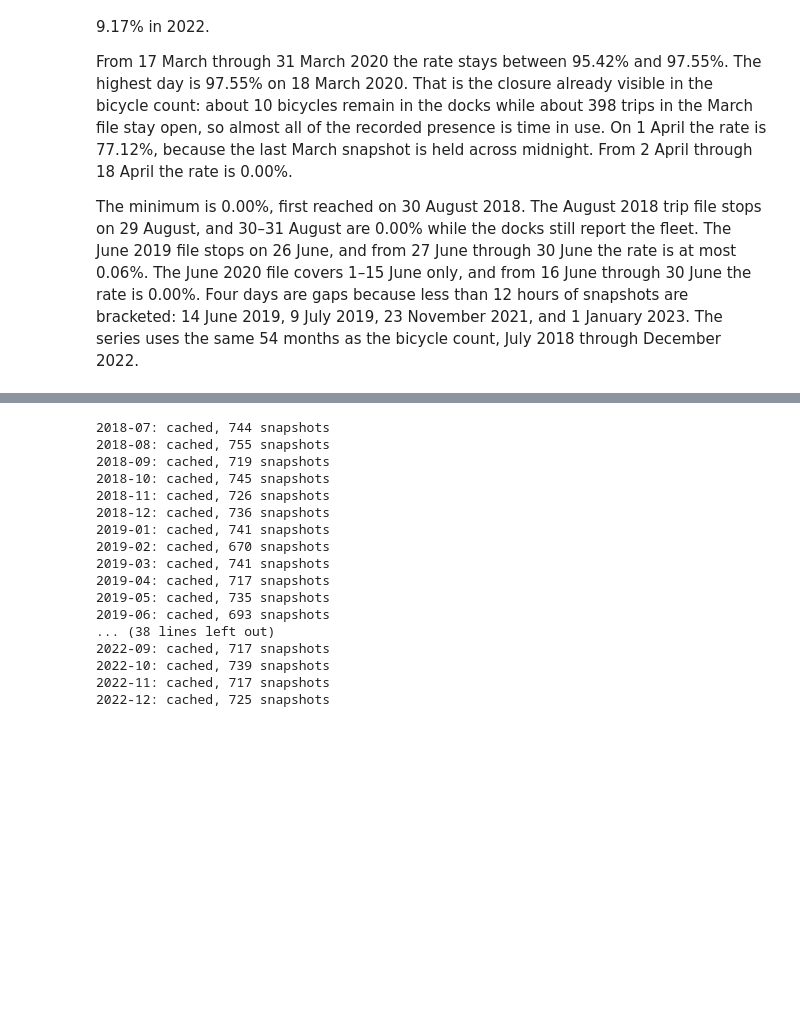
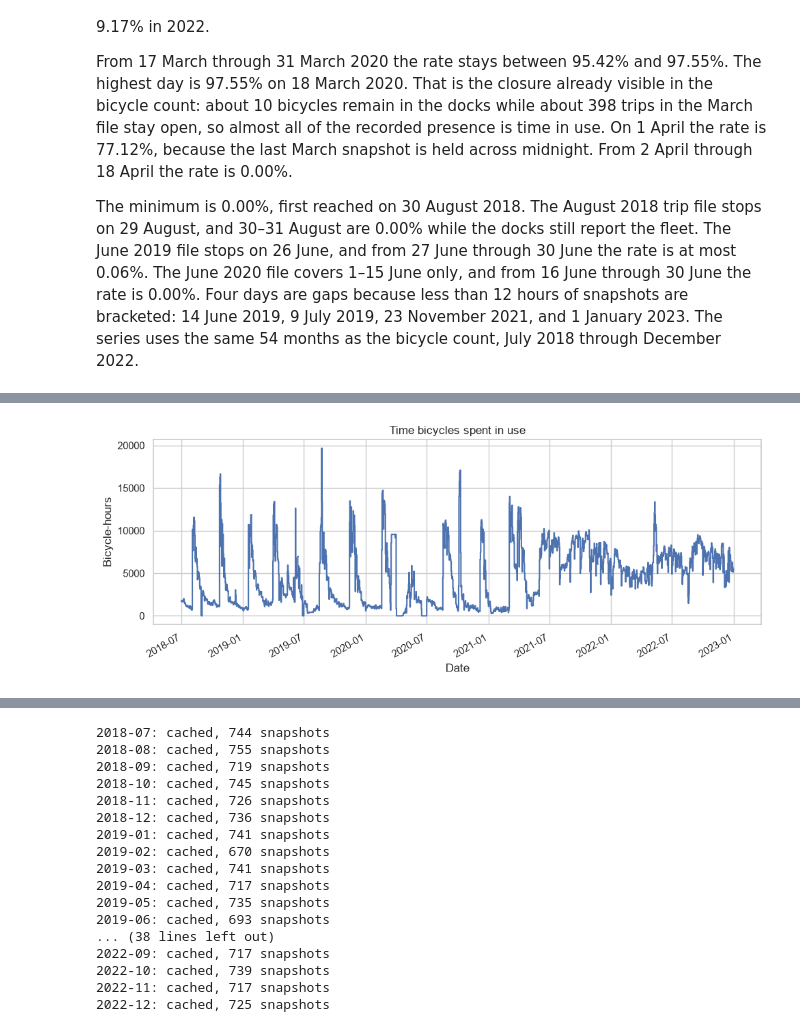
Before and after one commit to sergiozurron/BicimadOperations, a Jupyter notebook: bicimad_infrastructure_evolution.ipynb, the cells around one changed output, grey strips where cells are left out. Drawn from its saved outputs; the diff is of its cells as text; code cells hidden in the pictures; blank space fills up the shorter version.

Commit message:
Show bike usage over time

```diff
--- a/bicimad_infrastructure_evolution.ipynb
+++ b/bicimad_infrastructure_evolution.ipynb
@@ -332,0 +347,83 @@ The minimum is 0.00%, first reached on 30 August 2018. The August 2018 trip file
+# %%
+import json
+
+months = discover_months(cfg)["both"]
+if not months:
+    raise RuntimeError("No month has both a status file and a trip file.")
+status_files = discover_status_files(cfg)
+trip_files = discover_trip_files(cfg)
+cache_dir = cfg.processed_dir / "infrastructure" / "bicycle_snapshots"
+
+frames = []
+for month in months:
+    status_path = status_files[month]
+    trip_path = trip_files[month]
+    cache = cache_dir / f"{month}.parquet"
+    manifest_path = cache_dir / f"{month}.manifest.json"
+    manifest = {
+        "status": {"file": status_path.name, "bytes": status_path.stat().st_size},
+        "trips": {"file": trip_path.name, "bytes": trip_path.stat().st_size},
+    }
+    if not cache.is_file() or not manifest_path.is_file():
+        raise RuntimeError(
+            f"{month}: bicycle snapshot cache is missing. Run the bicycle section first."
+        )
+    saved = json.loads(manifest_path.read_text(encoding="utf-8"))
+    if saved != manifest:
+        raise RuntimeError(
+            f"{month}: bicycle snapshot cache is stale. Run the bicycle section first."
+        )
+    frames.append(pd.read_parquet(cache, columns=["ts", "n_riding", "n_bikes"]))
+
+snapshots = pd.concat(frames, ignore_index=True)
+daily = daily_presence_utilization(
+    snapshots,
+    tz=MADRID_TZ,
+    max_gap=pd.Timedelta(hours=6),
+)
+local_day = snapshots["ts"].dt.tz_convert(MADRID_TZ).dt.floor("D")
+calendar = pd.date_range(local_day.min(), local_day.max(), freq="D", tz=MADRID_TZ)
+plot = daily.set_index("date").reindex(calendar)
+eligible = plot["covered_hours"].ge(12) & plot["present_hours"].gt(0)
+used = plot["used_hours"].where(eligible)
+
+fig, ax = plt.subplots()
+ax.step(used.index.tz_localize(None), used, where="post")
+ax.set_title("Time bicycles spent in use")
+ax.set_xlabel("Date")
+ax.set_ylabel("Bicycle-hours")
+fig.autofmt_xdate()
+plt.tight_layout()
+plt.show()
+
+present = used.dropna()
+gaps = [ts.strftime("%Y-%m-%d") for ts in used.index[used.isna()]]
+span = pd.period_range(months[0], months[-1], freq="M")
+inside_missing = [str(period) for period in span if str(period) not in set(months)]
+print(f"months used: {len(months)} ({months[0]} to {months[-1]})")
+print("months inside that span without both files:", inside_missing or "none")
+print(f"plotted days: {len(present):,}")
+print("gap days:", ", ".join(gaps) if gaps else "none")
+print(f"first day {present.index[0].strftime('%Y-%m-%d')}: {present.iloc[0]:.1f}")
+print(f"last day {present.index[-1].strftime('%Y-%m-%d')}: {present.iloc[-1]:.1f}")
+print(f"minimum {present.min():.1f} on {present.idxmin().strftime('%Y-%m-%d')}")
+print(f"maximum {present.max():.1f} on {present.idxmax().strftime('%Y-%m-%d')}")
+print(f"median {present.median():.1f}")
+for year, group in present.groupby(present.index.year):
+    print(f"year {year}: median {group.median():.1f} over {len(group)} days")
+
+
+def _window(start, end):
+    sl = present.loc[start:end]
+    noun = "day" if len(sl) == 1 else "days"
+    print(
+        f"{start} to {end}: {len(sl)} {noun}, "
+        f"min {sl.min():.1f}, max {sl.max():.1f}"
+    )
+
+
+_window("2020-03-17", "2020-03-31")
+_window("2020-04-01", "2020-04-01")
+_window("2020-04-02", "2020-04-18")
+# %% [output]
+[figure, added]
```
Also changed, not shown: parts of 9 cells of this notebook.
